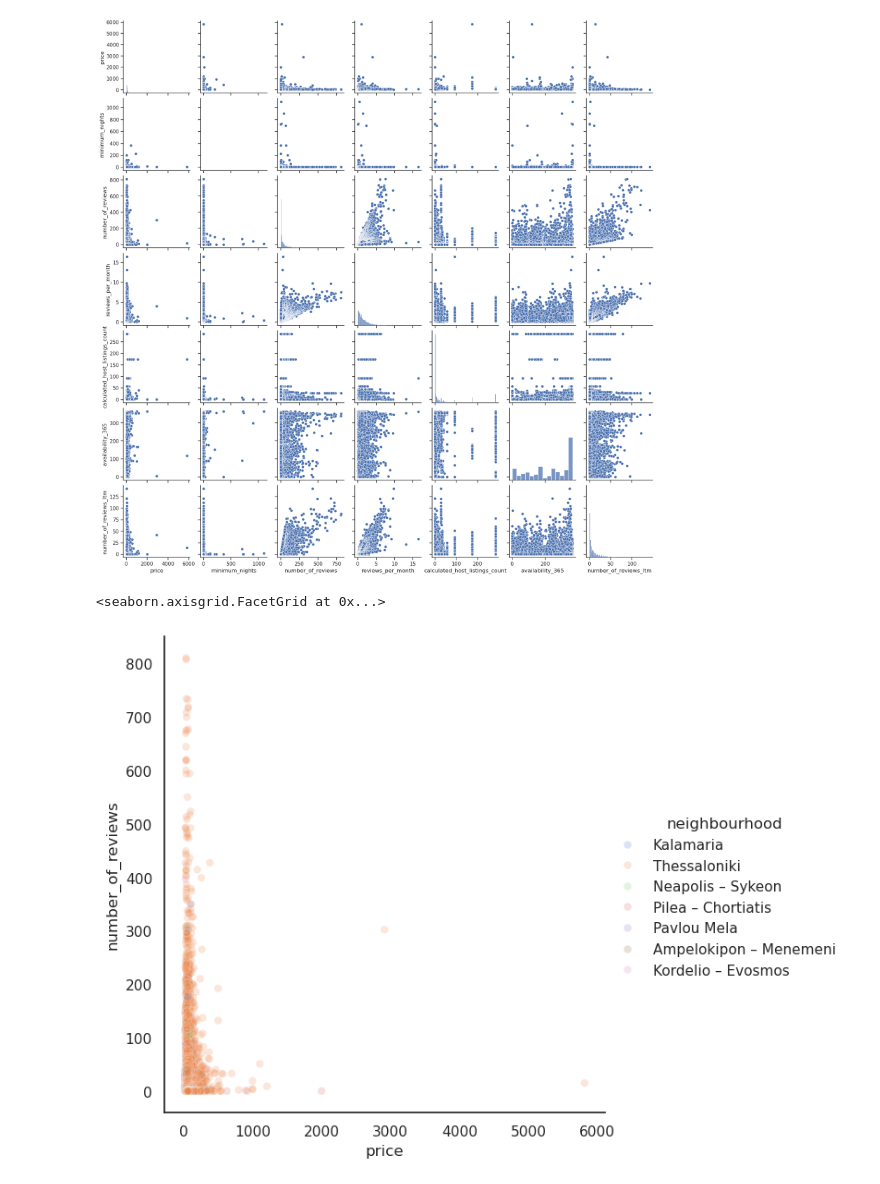
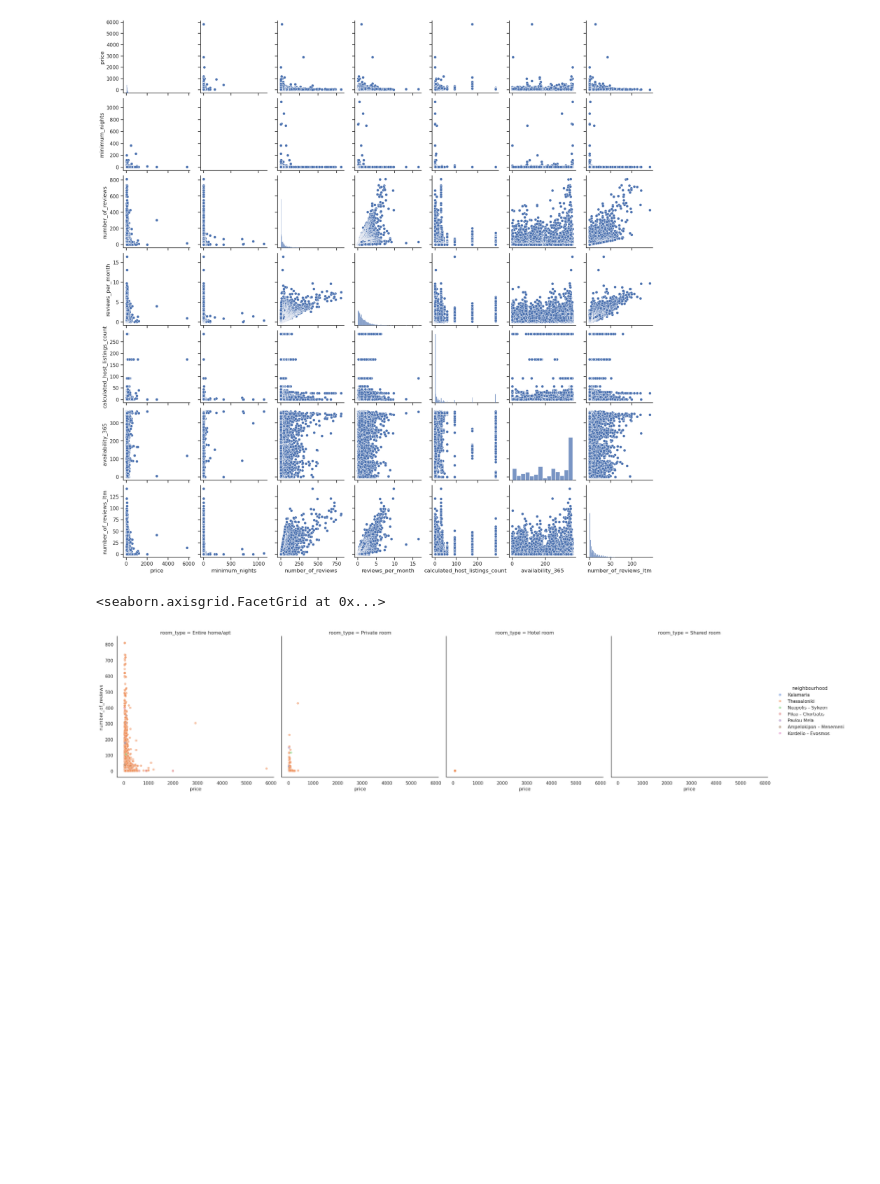
Before and after one commit to bughunter8913/u16697, a Jupyter notebook: BasicModels.ipynb, the cells around one changed output. Drawn from its saved outputs; the diff is of its cells as text; code cells hidden in the pictures; blank space fills up the shorter version.

```diff
--- a/BasicModels.ipynb
+++ b/BasicModels.ipynb
@@ -136,9 +136,9 @@ normalized_df = (normalized_df - normalized_df.mean())/normalized_df.std()
 # %%
 sns.set_theme(style="white")
 
 sns.relplot(x="price", y="number_of_reviews",
-            sizes=(40, 400), alpha=.2, palette="muted",hue="neighbourhood",
+            sizes=(40, 400), alpha=.5, palette="muted",hue="neighbourhood", col = "room_type",
             height=6, data=listings)
 # %% [output]
 <seaborn.axisgrid.FacetGrid at 0x...>
-[figure, old version]
+[figure, new version]
```
Also changed, not shown: parts of 5 cells of this notebook.
